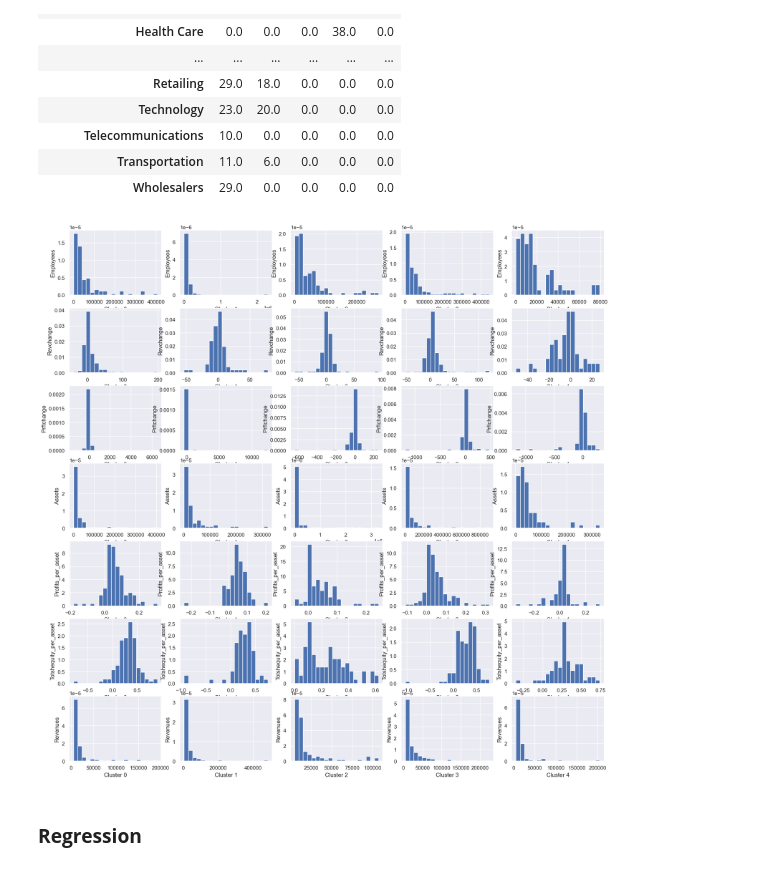
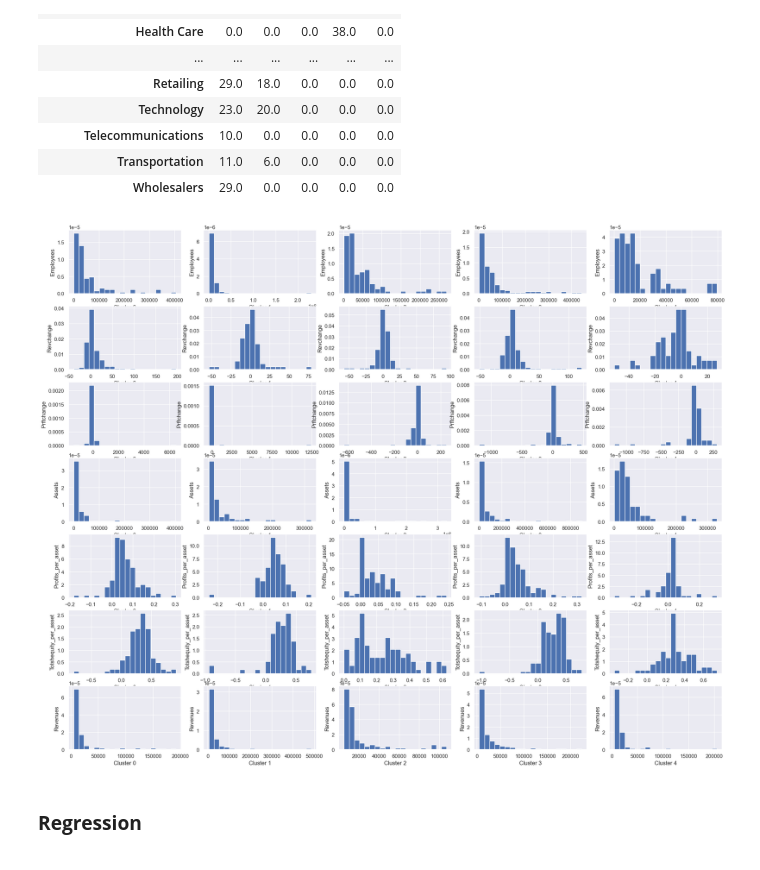
Before and after one commit to sourasen1011/Learning_From_Data, a Jupyter notebook: Fortune_500/main.ipynb, the cells around one changed output. Drawn from its saved outputs; the diff is of its cells as text; code cells hidden in the pictures.

```diff
--- a/Fortune_500/main.ipynb
+++ b/Fortune_500/main.ipynb
@@ -19,10 +19,10 @@ Feature Engg
 # %%
 def feature_engg_chain(data_0,target_0,scaler):
     '''
-    perform feature engg and return df of independent vars and series of dependent vars
+    perform feature engg and return df of independent vars and dependent vars
     params: data_0 -> input dataframe w/o target var
     params: target_0 -> target var/ dependent var
-    params: feature_sc -> sklearn scaler object
+    params: scaler -> sklearn scaler object
     returns: data_sd -> dataframe containing standardized numerical values and unstandardized categorical values (encoded as numbers) and standardized dependent variable
     '''
 
@@ -167,8 +150,8 @@ cbar.set_label('Log10 Revenue')
 [figure]
 # %%
 # Scale Features before clustering
-scaler = StandardScaler()
-scaled_features = scaler.fit_transform(prin_comp_df)
+prin_comp_scaler = StandardScaler()
+scaled_features = prin_comp_scaler.fit_transform(prin_comp_df)
 # %% [markdown]
 DBSCAN
 # %%
@@ -351,17 +339,18 @@ data_clustered.groupby(
 | Transportation | 11.0 | 6.0 | 0.0 | 0.0 | 0.0 |
 | Wholesalers | 29.0 | 0.0 | 0.0 | 0.0 | 0.0 |
 # %%
+# cluster-wise covariate histogram
 numeric_cols = ['Employees', 'Revchange', 'Prftchange', 'Assets', 'Profits_per_asset', 'Totshequity_per_asset', 'Revenues']
 
-fig, ax = plt.subplots(len(numeric_cols), data_clustered.cluster.nunique() , figsize = (20,20))
+fig, ax = plt.subplots(len(numeric_cols), data_clustered.cluster.nunique() , figsize = (25,20))
 
 for row_idx, row in enumerate(numeric_cols):
     for cluster in data_clustered.cluster.unique():
         ax[row_idx][cluster].hist(data_clustered[data_clustered['cluster'] == cluster][row] , bins = 20, density=True)
         ax[row_idx][cluster].set_xlabel(f'Cluster {cluster}')
         ax[row_idx][cluster].set_ylabel(f'{row}')
 # %% [output]
-[figure, old version]
+[figure, new version]
 # %% [markdown]
 ### **Regression**
 # %%
```
Also changed, not shown: parts of 26 cells of this notebook, 2 other files.
